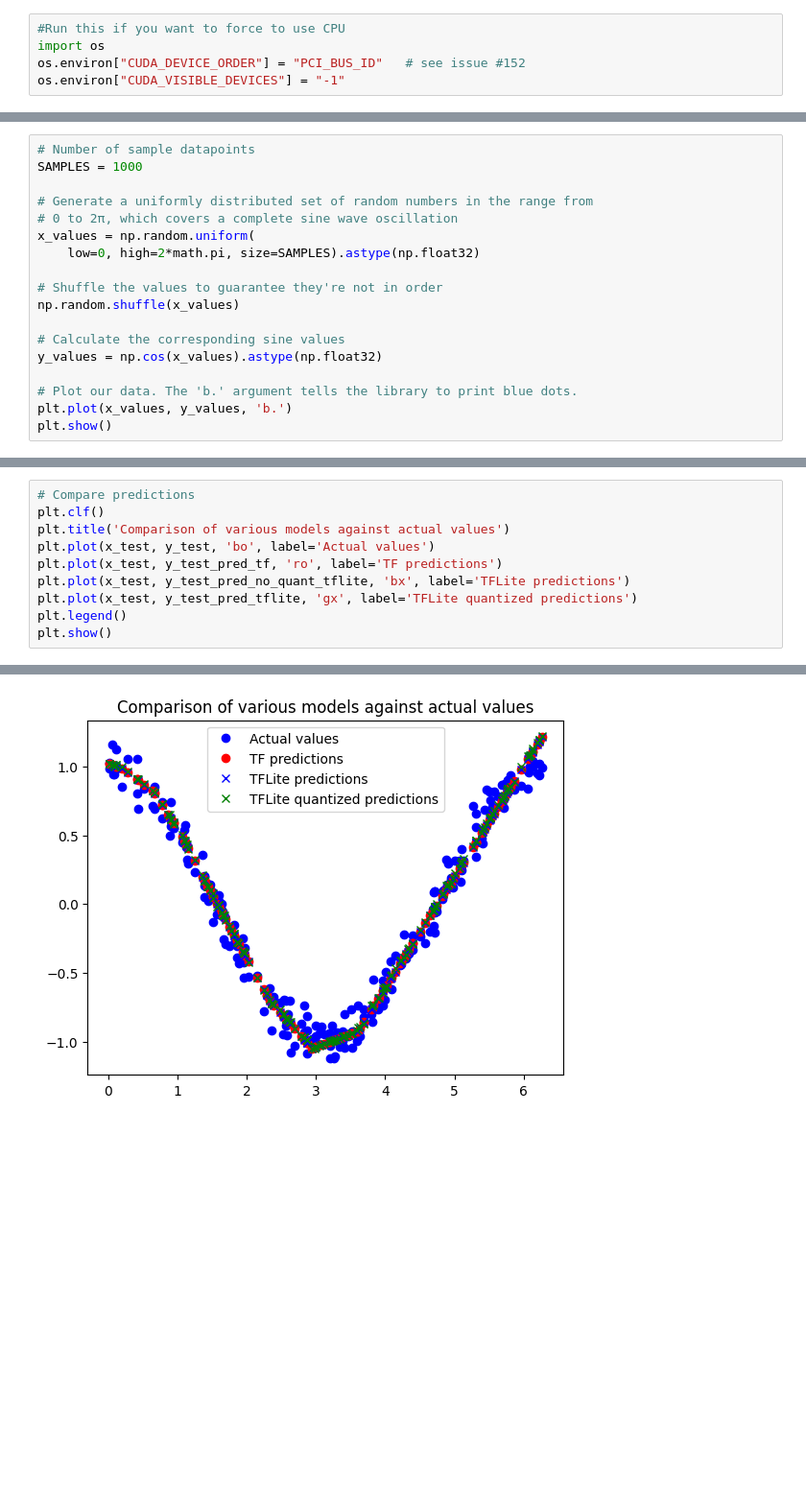
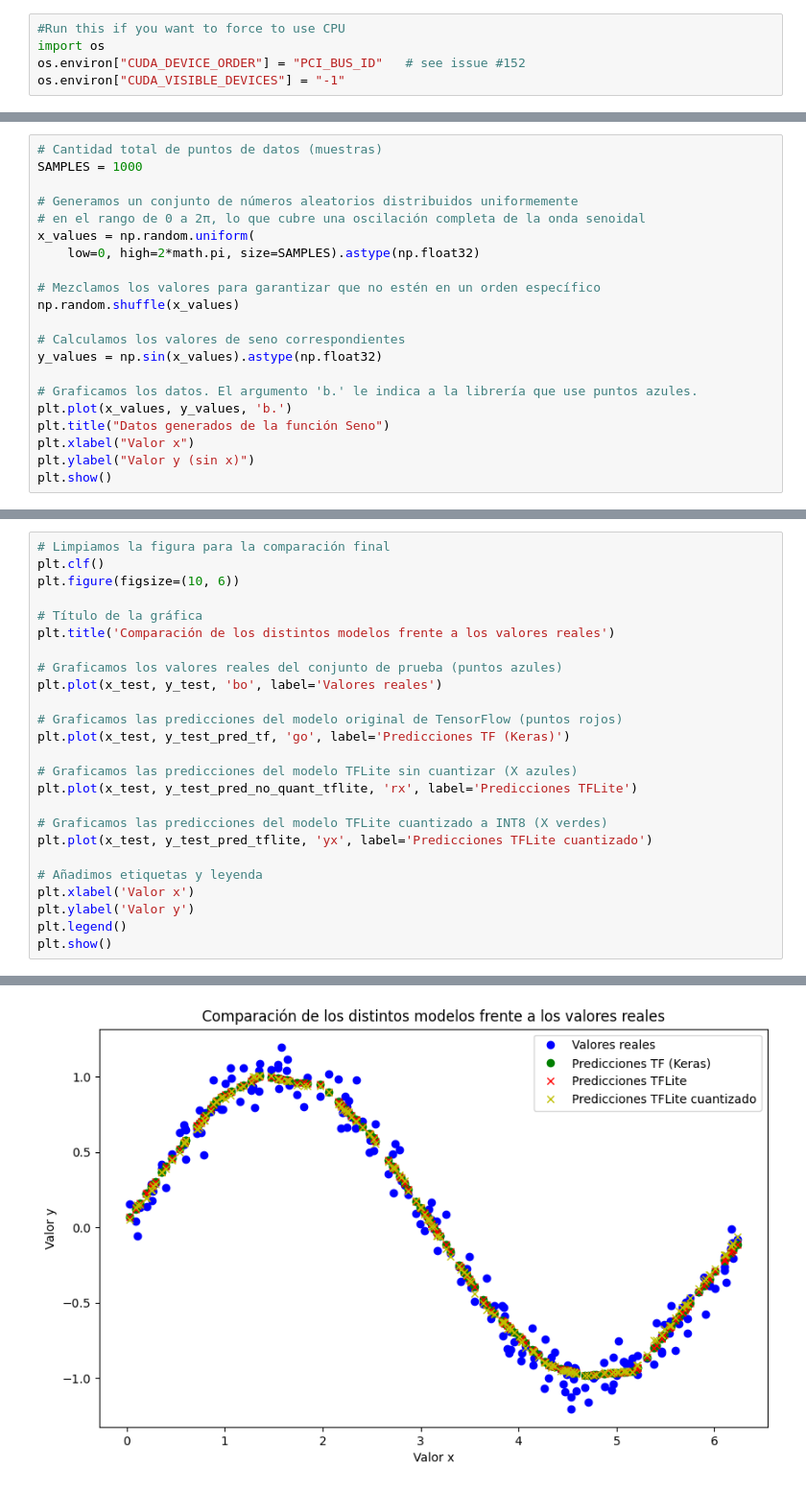
Before and after one commit to pinpacho/tinywaveml, a Jupyter notebook: hello_wave.ipynb, the cells around one changed output, grey strips where cells are left out. Shown at 96% size. Cells and saved outputs as stored; diff of their text form; blank space fills up the shorter version.

```diff
--- a/hello_wave.ipynb
+++ b/hello_wave.ipynb
@@ -46,19 +221,22 @@ I0000 00:00:1773869751.680357  189191 cudart_stub.cc:31] Could not find cuda dri
 # %%
-# Number of sample datapoints
+# Cantidad total de puntos de datos (muestras)
 SAMPLES = 1000
 
-# Generate a uniformly distributed set of random numbers in the range from
-# 0 to 2π, which covers a complete sine wave oscillation
+# Generamos un conjunto de números aleatorios distribuidos uniformemente
+# en el rango de 0 a 2π, lo que cubre una oscilación completa de la onda senoidal
 x_values = np.random.uniform(
     low=0, high=2*math.pi, size=SAMPLES).astype(np.float32)
 
-# Shuffle the values to guarantee they're not in order
+# Mezclamos los valores para garantizar que no estén en un orden específico
 np.random.shuffle(x_values)
 
-# Calculate the corresponding sine values
-y_values = np.cos(x_values).astype(np.float32)
+# Calculamos los valores de seno correspondientes
+y_values = np.sin(x_values).astype(np.float32)
 
-# Plot our data. The 'b.' argument tells the library to print blue dots.
+# Graficamos los datos. El argumento 'b.' le indica a la librería que use puntos azules.
 plt.plot(x_values, y_values, 'b.')
+plt.title("Datos generados de la función Seno")
+plt.xlabel("Valor x")
+plt.ylabel("Valor y (sin x)")
 plt.show()
 # %% [output]
@@ -417,11 +818,26 @@ y_test_pred_tflite = predict_tflite(model_tflite, x_test)
 # %%
-# Compare predictions
+# Limpiamos la figura para la comparación final
 plt.clf()
-plt.title('Comparison of various models against actual values')
-plt.plot(x_test, y_test, 'bo', label='Actual values')
-plt.plot(x_test, y_test_pred_tf, 'ro', label='TF predictions')
-plt.plot(x_test, y_test_pred_no_quant_tflite, 'bx', label='TFLite predictions')
-plt.plot(x_test, y_test_pred_tflite, 'gx', label='TFLite quantized predictions')
+plt.figure(figsize=(10, 6))
+
+# Título de la gráfica
+plt.title('Comparación de los distintos modelos frente a los valores reales')
+
+# Graficamos los valores reales del conjunto de prueba (puntos azules)
+plt.plot(x_test, y_test, 'bo', label='Valores reales')
+
+# Graficamos las predicciones del modelo original de TensorFlow (puntos rojos)
+plt.plot(x_test, y_test_pred_tf, 'go', label='Predicciones TF (Keras)')
+
+# Graficamos las predicciones del modelo TFLite sin cuantizar (X azules)
+plt.plot(x_test, y_test_pred_no_quant_tflite, 'rx', label='Predicciones TFLite')
+
+# Graficamos las predicciones del modelo TFLite cuantizado a INT8 (X verdes)
+plt.plot(x_test, y_test_pred_tflite, 'yx', label='Predicciones TFLite cuantizado')
+
+# Añadimos etiquetas y leyenda
+plt.xlabel('Valor x')
+plt.ylabel('Valor y')
 plt.legend()
 plt.show()
 # %% [output]
@@ -428,2 +845,2 @@ plt.show()
-[figure, old version]
+[figure, new version]
 # %%
```
Also changed, not shown: parts of 49 cells of this notebook, 9 other files.
